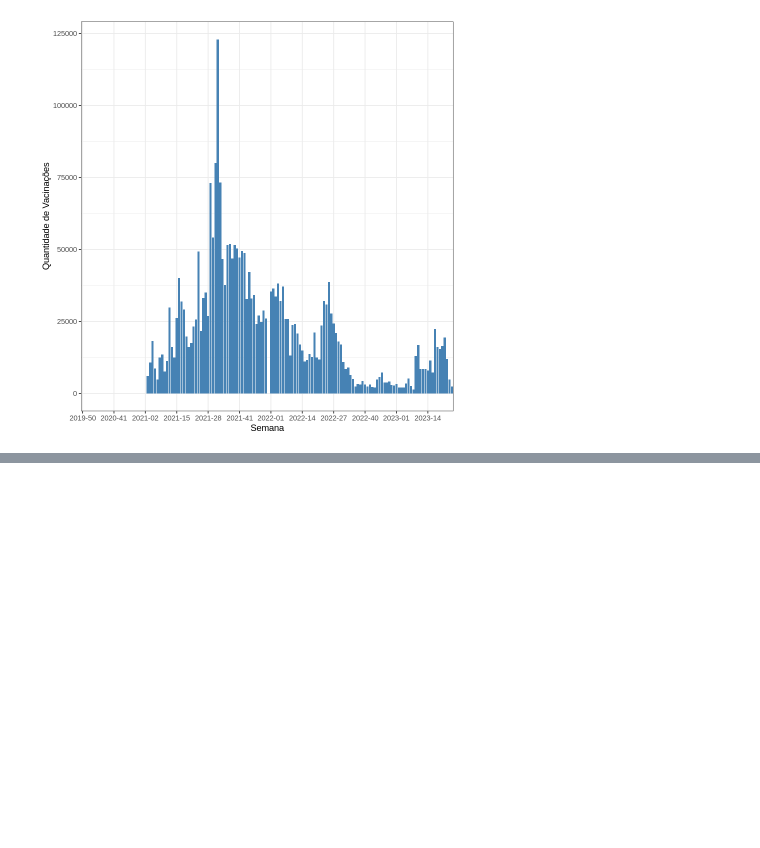
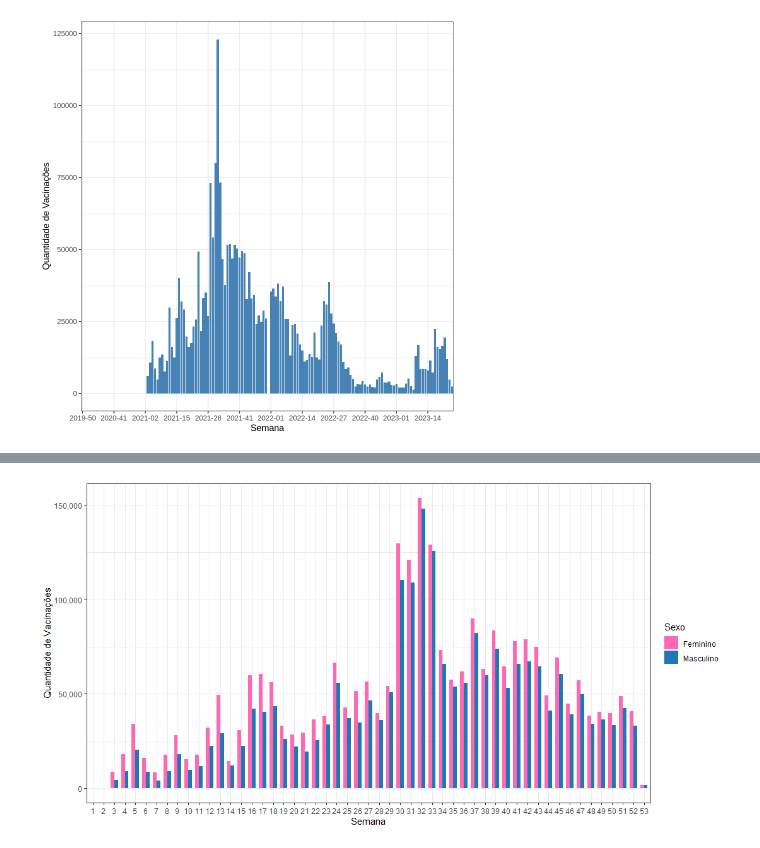
Before and after one commit to zSplath/Estatistica, a Jupyter notebook: Estatistica_Descritiva_Probabilidade_Distrito_Federal.ipynb, the cells around one changed output, grey strips where cells are left out. Saved outputs shown, nothing was run; the diff lists cells and outputs as text; code cells hidden in the pictures; blank space fills up the shorter version.

```diff
--- a/Estatistica_Descritiva_Distrito_Federal.ipynb
+++ b/Estatistica_Descritiva_Probabilidade_Distrito_Federal.ipynb
@@ -421,0 +458,34 @@ print(grafico_vacinacoes)
+# %%
+# Converter a coluna "dataAplicacao" para o formato de data
+df_analisedescritiva$dataAplicacao <- as.Date(df_analisedescritiva$dataAplicacao)
+
+# Extrair o número da semana a partir da coluna "dataAplicacao"
+df_analisedescritiva$semana <- week(df_analisedescritiva$dataAplicacao)
+
+# Filtrar os valores "I" (Indefinido) na coluna "enumSexoBiologico"
+df_filtrado <- df_analisedescritiva %>%
+  filter(enumSexoBiologico %in% c("M", "F"))
+
+# Agrupar os dados por semana e sexo, e calcular a contagem de vacinações
+dados_grafico <- df_filtrado %>%
+  group_by(semana, enumSexoBiologico) %>%
+  summarise(Vacinacoes = n())
+
+# Reordenar as semanas
+dados_grafico$semana <- factor(dados_grafico$semana, levels = unique(dados_grafico$semana))
+
+# Definir as cores para os sexos
+cores <- c("M" = "#1F77B4", "F" = "#FF69B4")
+
+# Criar o gráfico de barras
+grafico_barras <- ggplot(dados_grafico, aes(x = semana, y = Vacinacoes, fill = enumSexoBiologico)) +
+  geom_bar(stat = "identity", position = "dodge", width = 0.7) +
+  labs(x = "Semana", y = "Quantidade de Vacinações", fill = "Sexo") +
+  scale_fill_manual(values = cores, labels = c("Feminino", "Masculino")) +
+  theme_bw() +
+  scale_y_continuous(labels = comma)
+
+# Exibir o gráfico
+print(grafico_barras)
+# %% [output]
+[figure, added]
```
Also changed, not shown: parts of 16 cells of this notebook.
